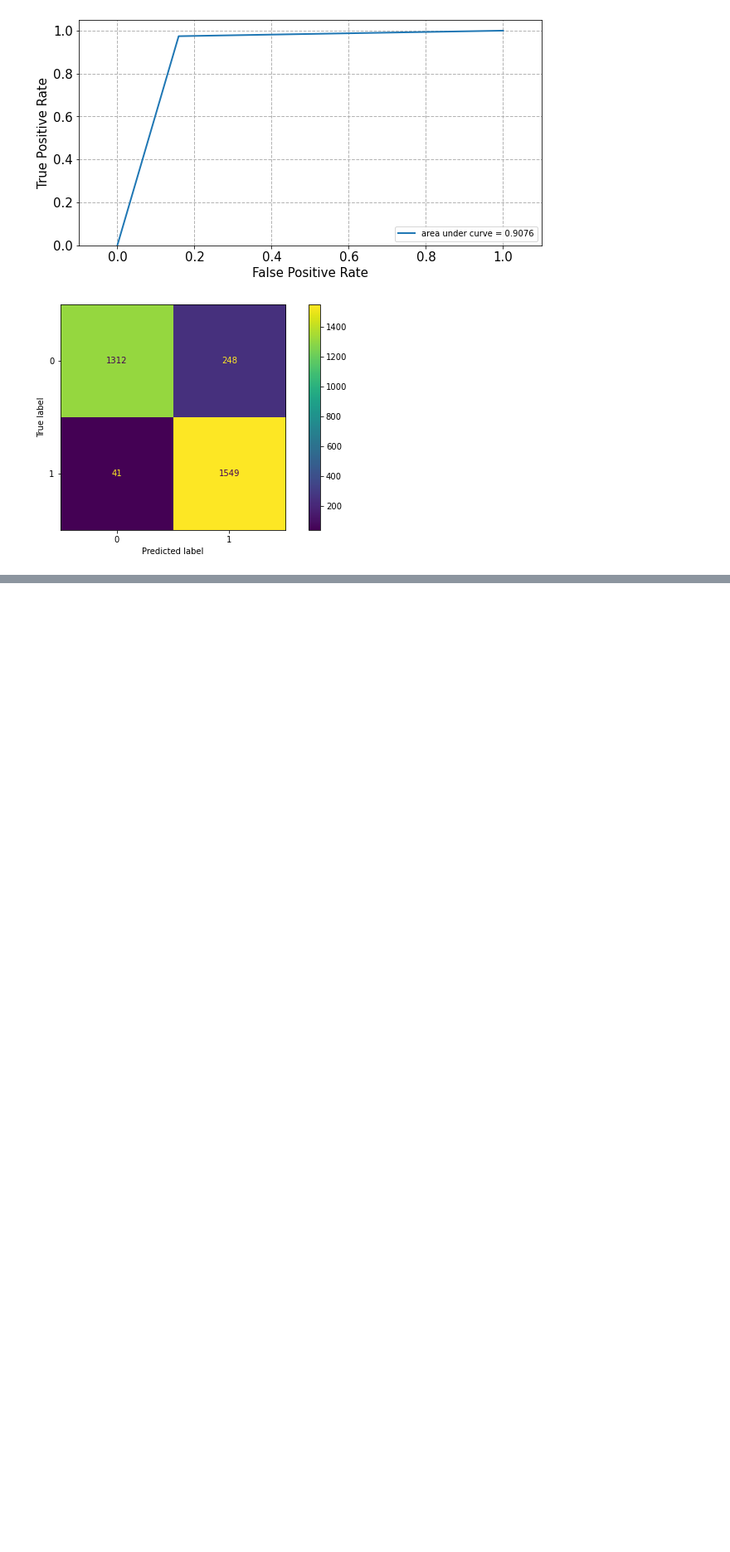
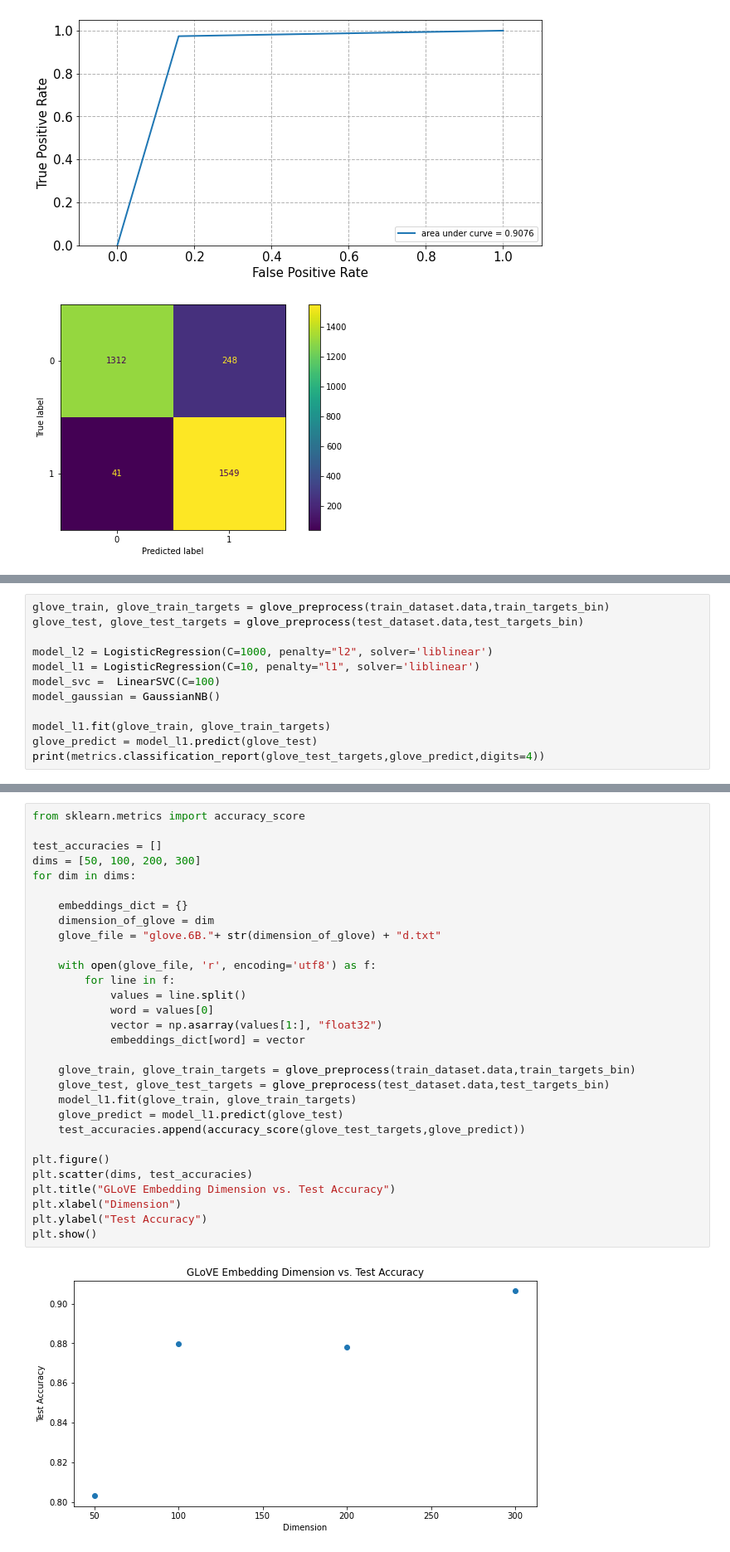
Before and after one commit to ztucker4/ECE219_Winter2021, a Jupyter notebook: Project_1/Project1.ipynb, the cells around one changed output, grey strips where cells are left out. Shown: that part at 83% size. Saved outputs shown, nothing was run; the diff lists cells and outputs as text; blank space fills up the shorter version.

```diff
--- a/Project_1/Project1.ipynb
+++ b/Project_1/Project1.ipynb
@@ -345,0 +771,12 @@ weighted avg       0.92      0.91      0.91      3150
+# %%
+glove_train, glove_train_targets = glove_preprocess(train_dataset.data,train_targets_bin)
+glove_test, glove_test_targets = glove_preprocess(test_dataset.data,test_targets_bin)
+
+model_l2 = LogisticRegression(C=1000, penalty="l2", solver='liblinear')
+model_l1 = LogisticRegression(C=10, penalty="l1", solver='liblinear')
+model_svc =  LinearSVC(C=100)
+model_gaussian = GaussianNB()
+
+model_l1.fit(glove_train, glove_train_targets)
+glove_predict = model_l1.predict(glove_test)
+print(metrics.classification_report(glove_test_targets,glove_predict,digits=4))
@@ -345,0 +792,32 @@ weighted avg       0.92      0.91      0.91      3150
+# %%
+from sklearn.metrics import accuracy_score
+
+test_accuracies = []
+dims = [50, 100, 200, 300]
+for dim in dims:
+
+    embeddings_dict = {}
+    dimension_of_glove = dim
+    glove_file = "glove.6B."+ str(dimension_of_glove) + "d.txt"
+
+    with open(glove_file, 'r', encoding='utf8') as f:
+        for line in f:
+            values = line.split()
+            word = values[0]
+            vector = np.asarray(values[1:], "float32")
+            embeddings_dict[word] = vector
+
+    glove_train, glove_train_targets = glove_preprocess(train_dataset.data,train_targets_bin)
+    glove_test, glove_test_targets = glove_preprocess(test_dataset.data,test_targets_bin)
+    model_l1.fit(glove_train, glove_train_targets)
+    glove_predict = model_l1.predict(glove_test)
+    test_accuracies.append(accuracy_score(glove_test_targets,glove_predict))
+
+plt.figure()
+plt.scatter(dims, test_accuracies)
+plt.title("GLoVE Embedding Dimension vs. Test Accuracy")
+plt.xlabel("Dimension")
+plt.ylabel("Test Accuracy")
+plt.show()
+# %% [output]
+[figure, added]
```
Also changed, not shown: parts of 7 cells of this notebook.
